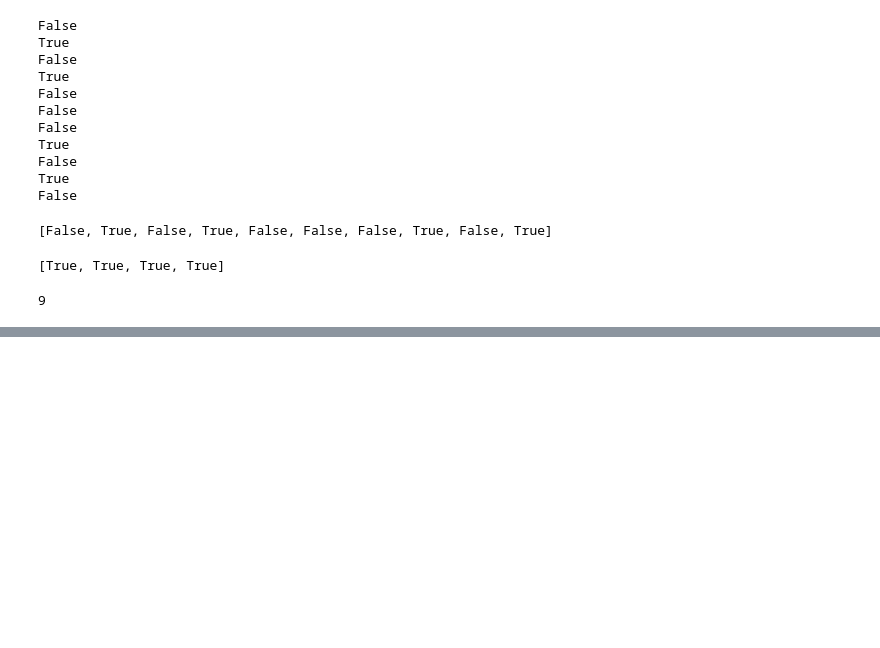
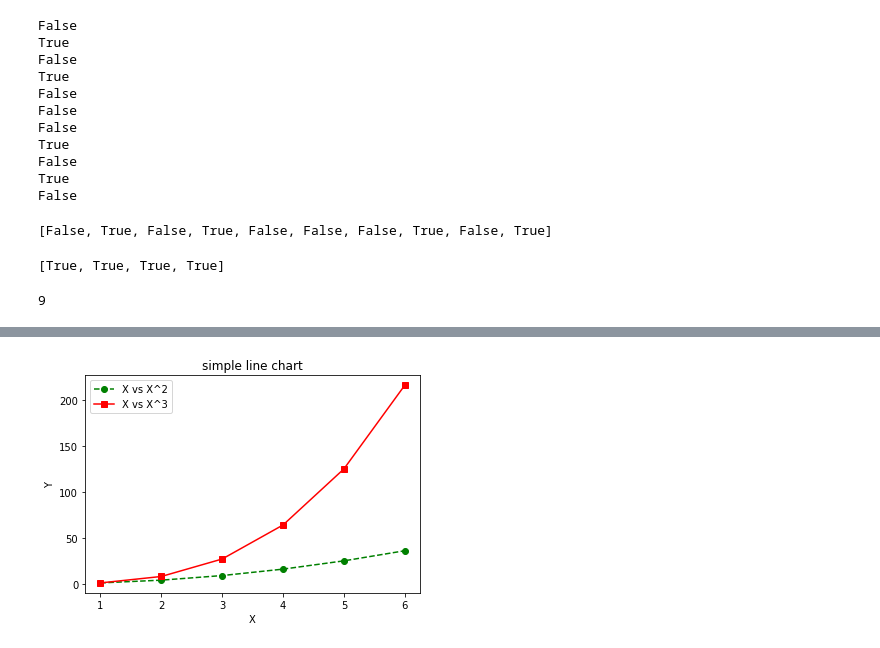
Before and after one commit to sharmasaravanan/Machine_learning, a Jupyter notebook: skillTechnika.ipynb, the cells around one changed output, grey strips where cells are left out. Drawn from its saved outputs; the diff is of its cells as text; code cells hidden in the pictures; blank space fills up the shorter version.

```diff
--- a/skillTechnika.ipynb
+++ b/skillTechnika.ipynb
@@ -1001,0 +1329,9 @@ visualization
+# %%
+plt.plot(x,y,'go--',x,y1,'rs-')
+plt.xlabel('X')
+plt.ylabel('Y')
+plt.title("simple line chart")
+plt.legend(["X vs X^2","X vs X^3"])
+plt.show()
+# %% [output]
+[figure, added]
```
Also changed, not shown: parts of 76 cells of this notebook.
